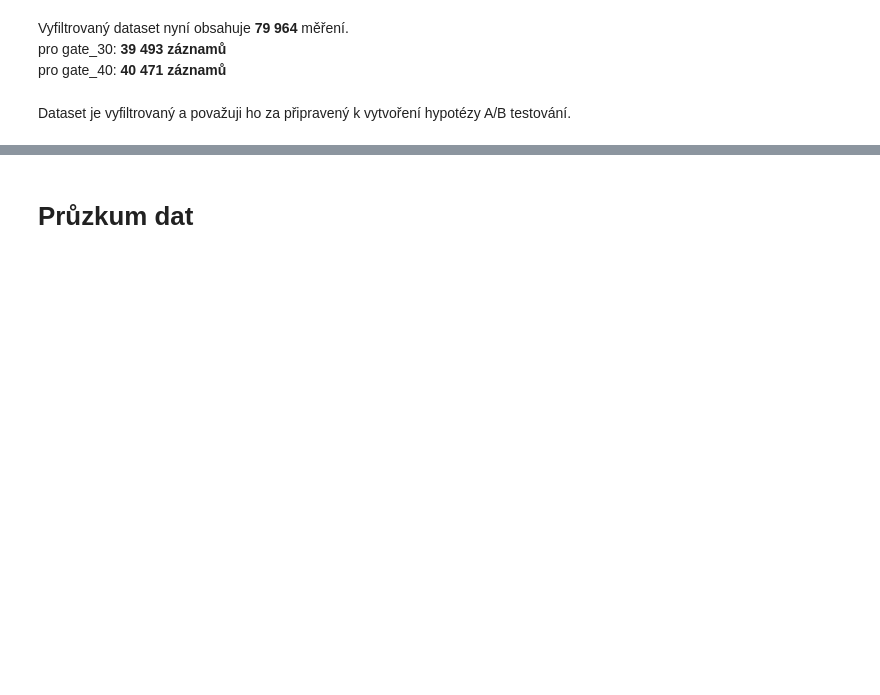
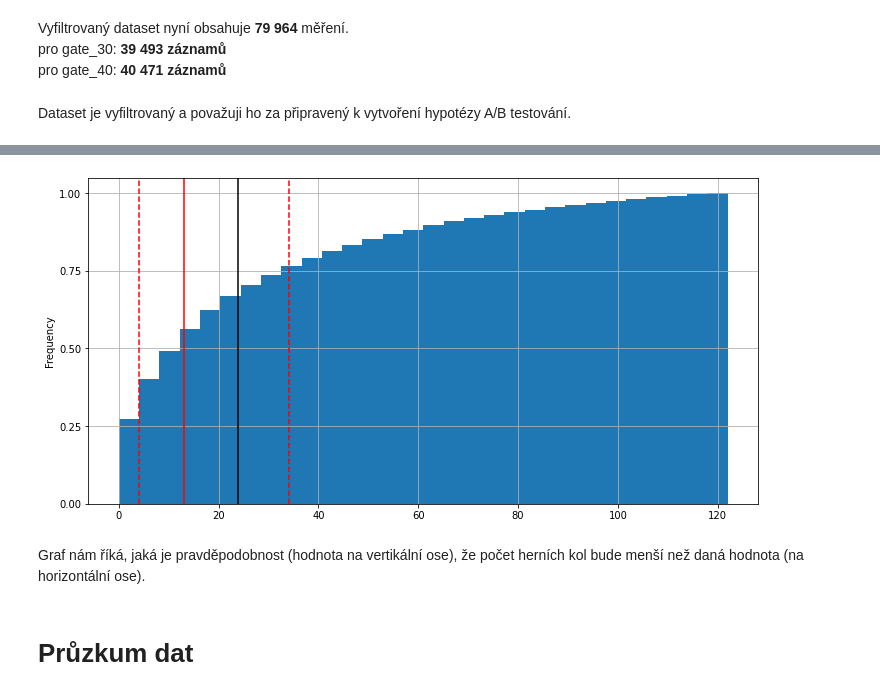
Before and after one commit to 9berny9/cookie_cats_analysis, a Jupyter notebook: cats.ipynb, the cells around one changed output, grey strips where cells are left out. Cells and saved outputs as stored; diff of their text form; code cells hidden in the pictures; blank space fills up the shorter version.

```diff
--- a/cats.ipynb
+++ b/cats.ipynb
@@ -167,3 +178,17 @@ Dataset je vyfiltrovaný a považuji ho za připravený k vytvoření hypotézy
+# %%
+# postupný (kumulativní) součet počtu kol
+ax = df1["sum_gamerounds"].plot.hist(
+    bins=30, figsize=(12, 6), cumulative=True, density=True, grid=True
+)
+ax.set_yticks(np.arange(0, 1.1, 0.25))
+ax.axvline(df1["sum_gamerounds"].mean(), color="k")
+ax.axvline(df1["sum_gamerounds"].median(), color="r")
+ax.axvline(df1["sum_gamerounds"].quantile(0.25), color="r", ls="--")
+ax.axvline(df1["sum_gamerounds"].quantile(0.75), color="r", ls="--");
+# %% [output]
+[figure, added]
+# %% [markdown]
+Graf nám říká, jaká je pravděpodobnost (hodnota na vertikální ose), že počet herních kol bude menší než daná hodnota (na horizontální ose).
 # %% [markdown]
 # Průzkum dat
 # %% [markdown]
```
Also changed, not shown: parts of 19 cells of this notebook.
